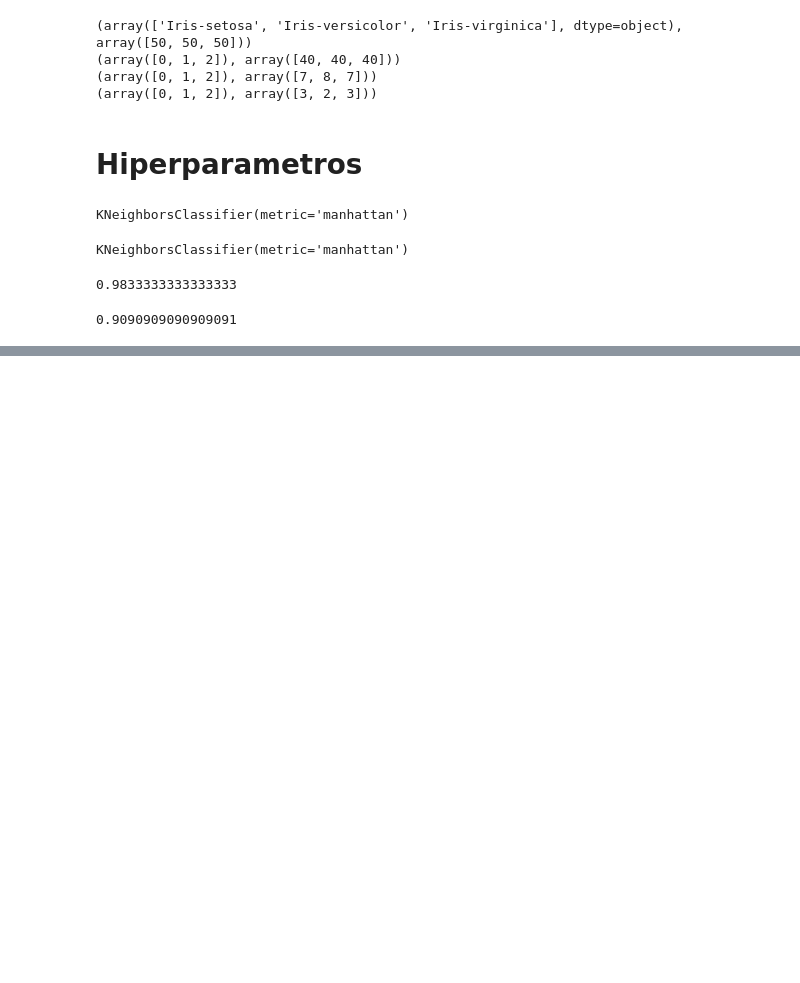
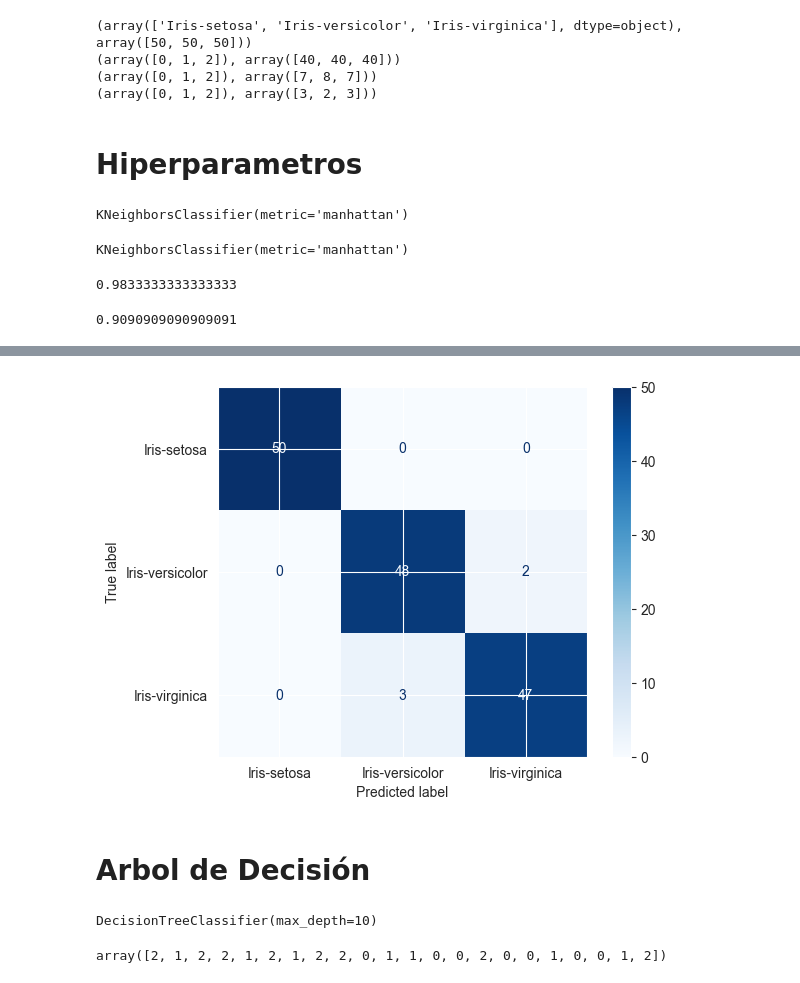
Before and after one commit to EngineeringSebastian-s/EvolutionaryComputation, a Jupyter notebook: Iris/AnalyticsIris.ipynb, the cells around one changed output, grey strips where cells are left out. Drawn from its saved outputs; the diff is of its cells as text; code cells hidden in the pictures; blank space fills up the shorter version.

```diff
--- a/Iris/AnalyticsIris.ipynb
+++ b/Iris/AnalyticsIris.ipynb
@@ -358,0 +427,3 @@ test_acc
+# %%
+Y_pred = gb.predict(x)
+Y_pred
@@ -358,0 +450,10 @@ test_acc
+# %%
+mc = confusion_matrix(Y_int, Y_pred)
+# %%
+imagen_matriz = ConfusionMatrixDisplay(mc, display_labels= le.classes_)
+imagen_matriz.plot(cmap = plt.cm.Blues)
+plt.show()
+# %% [output]
+[figure, added]
+# %% [markdown]
+# Arbol de Decisión
@@ -358,0 +462,9 @@ test_acc
+# %%
+dstree.fit(X_train, Y_train)
+# %% [output]
+DecisionTreeClassifier(max_depth=10)
+# %%
+Y_pred = dstree.predict(X_test)
+Y_pred
+# %% [output]
+array([2, 1, 2, 2, 1, 2, 1, 2, 2, 0, 1, 1, 0, 0, 2, 0, 0, 1, 0, 0, 1, 2])
```
Also changed, not shown: parts of 18 cells of this notebook.
